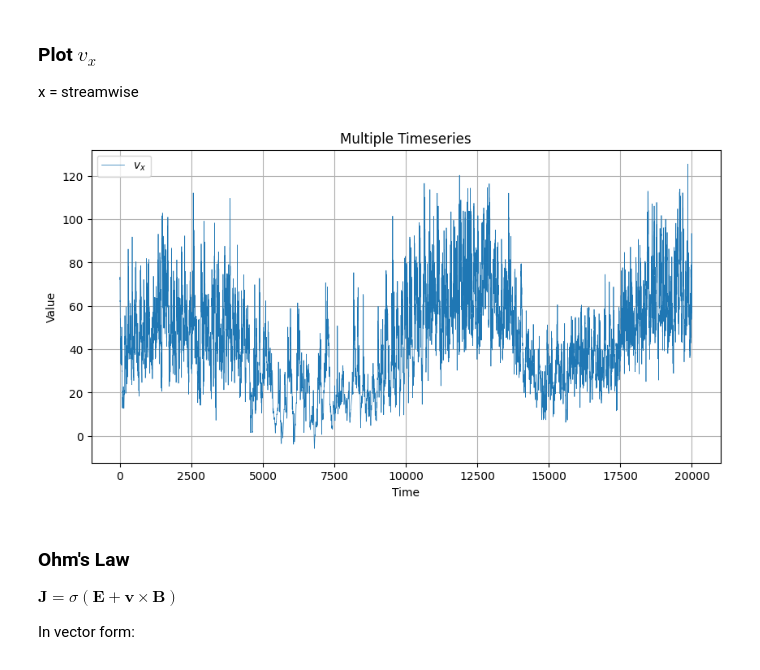
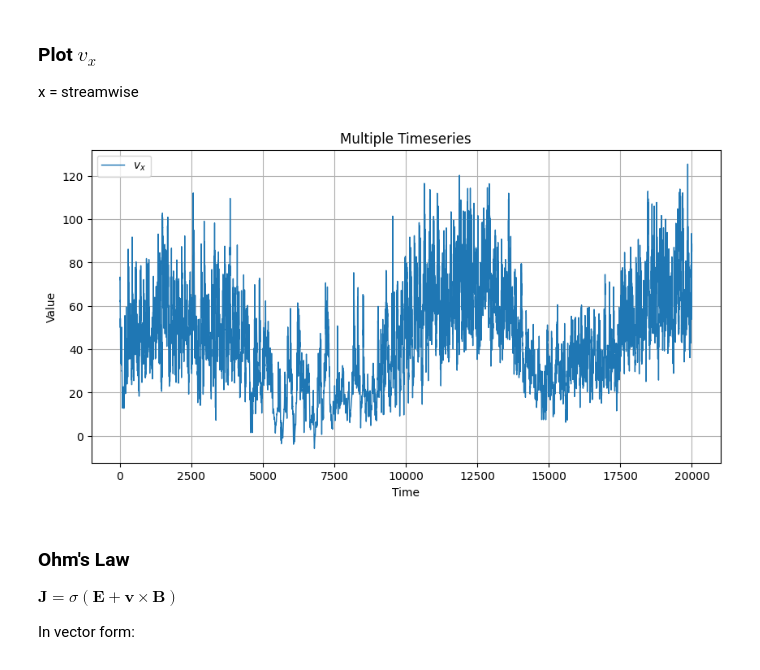
Before and after one commit to MichaelSkowronek/potential_probe_velocity_measuring, a Jupyter notebook: notebooks/misc_analysis_x15_y0_z0.ipynb, the cells around one changed output. Saved outputs shown, nothing was run; the diff lists cells and outputs as text; code cells hidden in the pictures.

```diff
--- a/notebooks/misc_analysis_x15_y0_z0.ipynb
+++ b/notebooks/misc_analysis_x15_y0_z0.ipynb
@@ -39,15 +38,21 @@ gradF_path = slice_folder_path / Path("pkl/sliceYZ_x0015_gradF.pkl")
 # %%
 if 'fld_data' not in locals():
     fld_data = load_object(fld_path)
-    fld_timeseries = fld_data['timeseries']
-    fld_labels = fld_data['labels']
-print_loaded_data_example(fld_data)
+fld_data['index_to_coord_map'] = {
+    idx: coord
+    for coord, idx
+    in fld_data['coord_to_index_map'].items()
+    }
+print_yz_slice_example_from_parsed_data(fld_data)
 print()
 
 if 'gradF_data' not in locals():
     gradF_data = load_object(gradF_path)
-    gradF_timeseries = gradF_data['timeseries']
-    gradF_labels = gradF_data['labels']
-print_loaded_data_example(gradF_data)
+gradF_data['index_to_coord_map'] = {
+    idx: coord
+    for coord, idx
+    in gradF_data['coord_to_index_map'].items()
+    }
+print_yz_slice_example_from_parsed_data(gradF_data)
 # %% [output]
 The data looks as follows:
@@ -83,8 +88,8 @@ elif Ha == 1000:
     y_coord = 0
     z_coord = 0
 
-i_center = find_matching_row_index_from_timeseries(
-    fld_timeseries,
+i_y_center, i_z_center = find_closest_coordinate_index(
+    fld_data['coord_to_index_map'],
     y_coord=y_coord,
     z_coord=z_coord,
     )
@@ -102,11 +100,17 @@ v_x_center = extract_timeseries(
+# %%
+v_x_center = fld_data['timeseries'][
+    :,
+    i_y_center,
+    i_z_center,
+    fld_data['labels'].index('vx'):fld_data['labels'].index('vx') + 1,
+    ]
 # %%
 plot_timeseries(
     v_x_center,
     labels=["$v_{x}$"],
-    linewidth=0.5,
     )
 # %% [output]
-[figure, old version]
+[figure, new version]
 # %% [markdown]
 ### Ohm's Law
 
```
Also changed, not shown: parts of 21 cells of this notebook.
